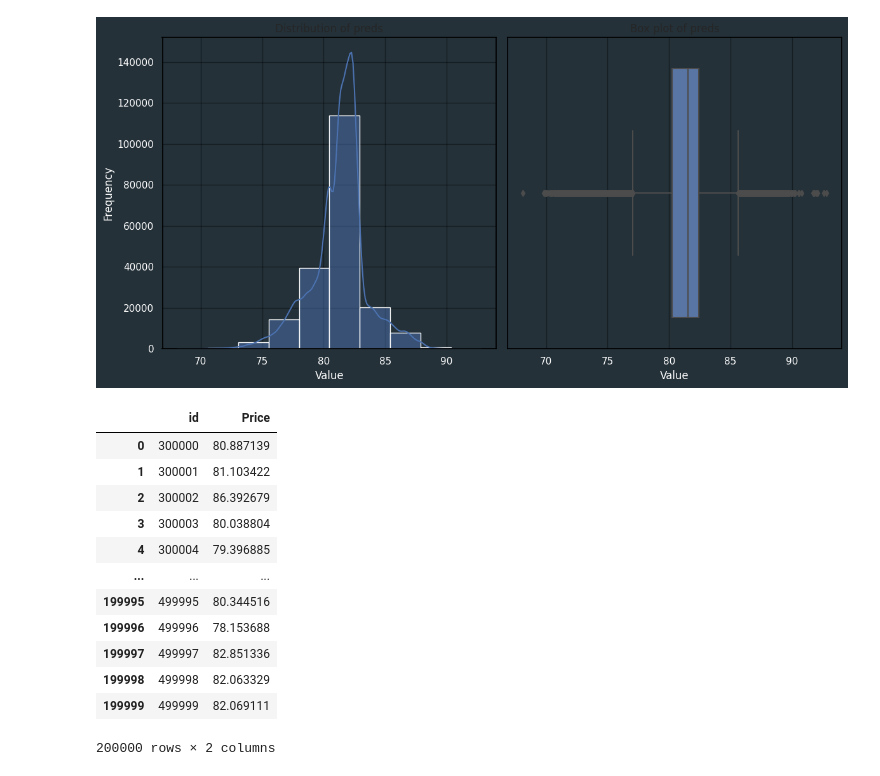
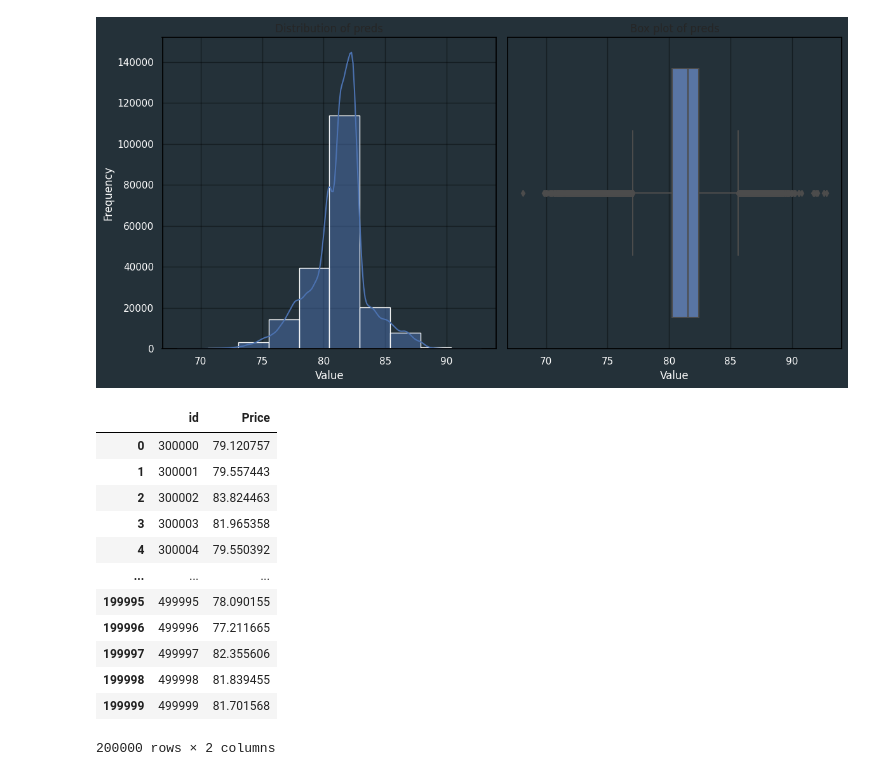
Before and after one commit to Oleksiy-Zhukov/Kaggle-Competitions, a Jupyter notebook: PS/S5E2/backpack-prediction-eda-baseline.ipynb, the cells around one changed output. Drawn from its saved outputs; the diff is of its cells as text; code cells hidden in the pictures.

Commit message:
Kaggle Notebook | 🎒 Backpack Price Prediction: EDA -> Ensemble 🚀  | Version 27

```diff
--- a/PS/S5E2/backpack-prediction-eda-baseline.ipynb
+++ b/PS/S5E2/backpack-prediction-eda-baseline.ipynb
@@ -1186,30 +1186,30 @@ plt.show()
 # %%
 sub = pd.read_csv(sub_PATH)
 #sub[f'{target}'] = test_pred_total
 
 # public solutions
 SAE_TE_XGB = pd.read_csv("/kaggle/input/s5e2-sae-te-xgb/submission.csv")
 ps_A_XGB = pd.read_csv("/kaggle/input/ps-s5e2-hyperspace-as-feats-a-xgboost-lightgbm/submission.csv")
 
 ps_A_XGB.columns = ps_A_XGB.columns.str.strip()
 SAE_TE_XGB.columns = SAE_TE_XGB.columns.str.strip()
 
 
-sub['Price'] = ps_A_XGB['Price'] * 0 + SAE_TE_XGB['Price'] * 0.5 + test_pred_total * 0.5
+sub['Price'] = ps_A_XGB['Price'] * 0 + SAE_TE_XGB['Price'] * 0.1 + test_pred_total * 0.9
 
 sub.to_csv('submission.csv', index=False)
 sub
 # %% [output]
 |  | id | Price |
-| 0 | 300000 | 80.887139 |
-| 1 | 300001 | 81.103422 |
-| 2 | 300002 | 86.392679 |
-| 3 | 300003 | 80.038804 |
-| 4 | 300004 | 79.396885 |
+| 0 | 300000 | 79.120757 |
+| 1 | 300001 | 79.557443 |
+| 2 | 300002 | 83.824463 |
+| 3 | 300003 | 81.965358 |
+| 4 | 300004 | 79.550392 |
 | ... | ... | ... |
-| 199995 | 499995 | 80.344516 |
-| 199996 | 499996 | 78.153688 |
-| 199997 | 499997 | 82.851336 |
-| 199998 | 499998 | 82.063329 |
-| 199999 | 499999 | 82.069111 |
+| 199995 | 499995 | 78.090155 |
+| 199996 | 499996 | 77.211665 |
+| 199997 | 499997 | 82.355606 |
+| 199998 | 499998 | 81.839455 |
+| 199999 | 499999 | 81.701568 |
 200000 rows × 2 columns
```
Also changed, not shown: parts of 1 cell of this notebook.
